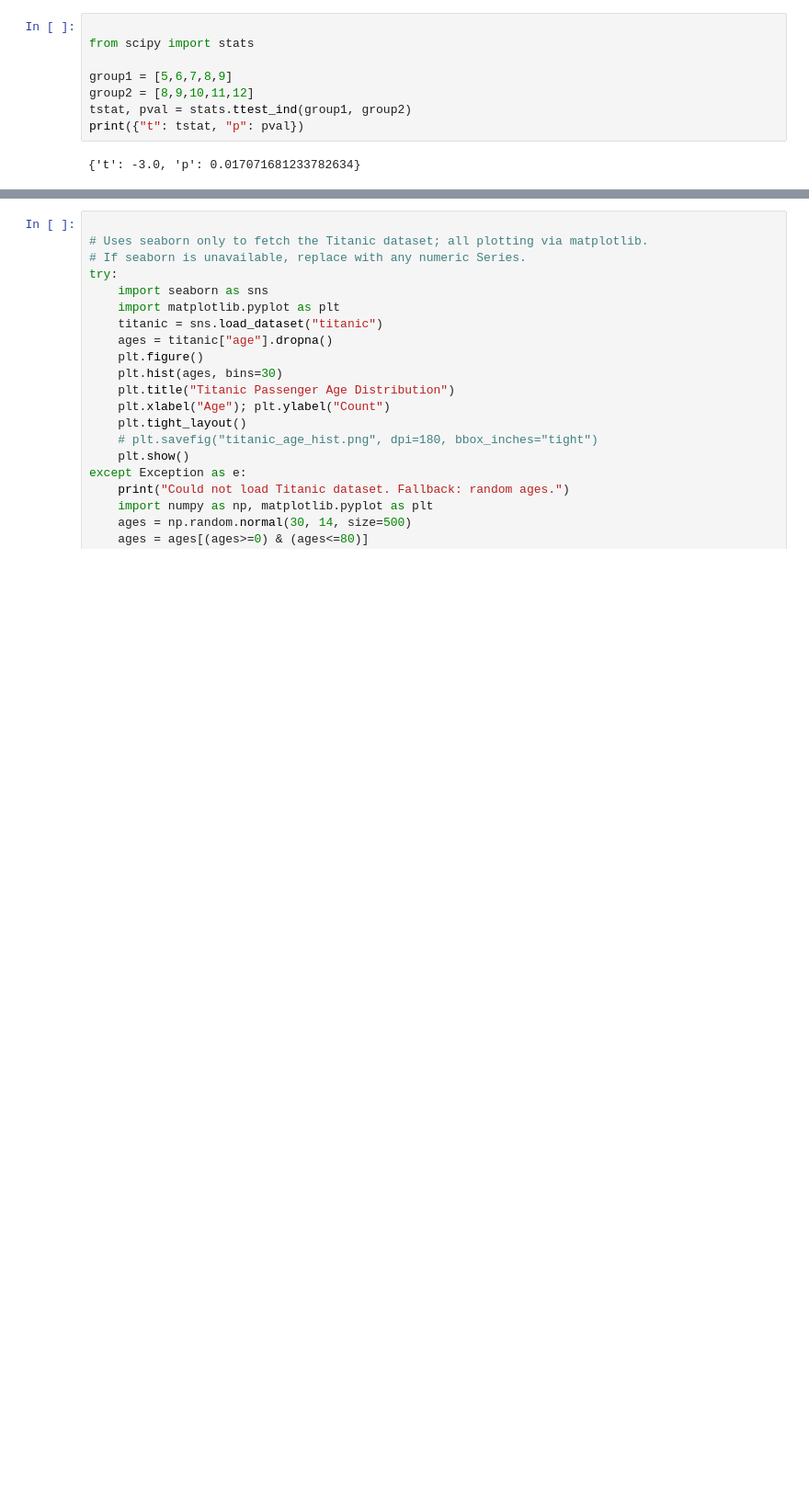
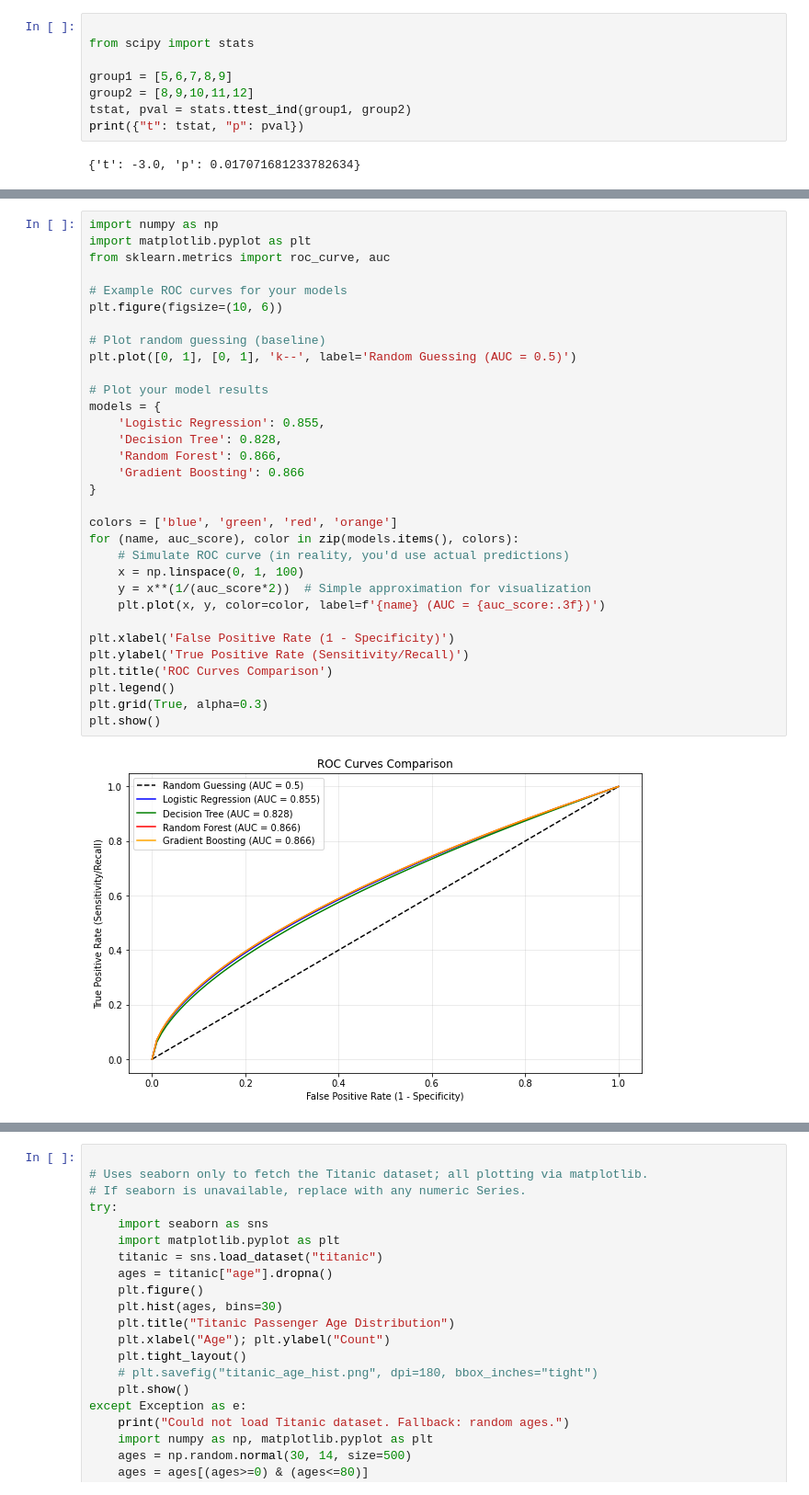
Before and after one commit to tjluo-ucas/data-science, a Jupyter notebook: InClass_Warmups.ipynb, the cells around one changed output, grey strips where cells are left out. Shown at 92% size. Cells and saved outputs as stored; diff of their text form; blank space fills up the shorter version.

```diff
--- a/InClass_Warmups.ipynb
+++ b/InClass_Warmups.ipynb
@@ -62,0 +1127,34 @@ print({"t": tstat, "p": pval})
+# %%
+import numpy as np
+import matplotlib.pyplot as plt
+from sklearn.metrics import roc_curve, auc
+
+# Example ROC curves for your models
+plt.figure(figsize=(10, 6))
+
+# Plot random guessing (baseline)
+plt.plot([0, 1], [0, 1], 'k--', label='Random Guessing (AUC = 0.5)')
+
+# Plot your model results
+models = {
+    'Logistic Regression': 0.855,
+    'Decision Tree': 0.828,
+    'Random Forest': 0.866,
+    'Gradient Boosting': 0.866
+}
+
+colors = ['blue', 'green', 'red', 'orange']
+for (name, auc_score), color in zip(models.items(), colors):
+    # Simulate ROC curve (in reality, you'd use actual predictions)
+    x = np.linspace(0, 1, 100)
+    y = x**(1/(auc_score*2))  # Simple approximation for visualization
+    plt.plot(x, y, color=color, label=f'{name} (AUC = {auc_score:.3f})')
+
+plt.xlabel('False Positive Rate (1 - Specificity)')
+plt.ylabel('True Positive Rate (Sensitivity/Recall)')
+plt.title('ROC Curves Comparison')
+plt.legend()
+plt.grid(True, alpha=0.3)
+plt.show()
+# %% [output]
+[figure, added]
```
Also changed, not shown: parts of 5 cells of this notebook.
